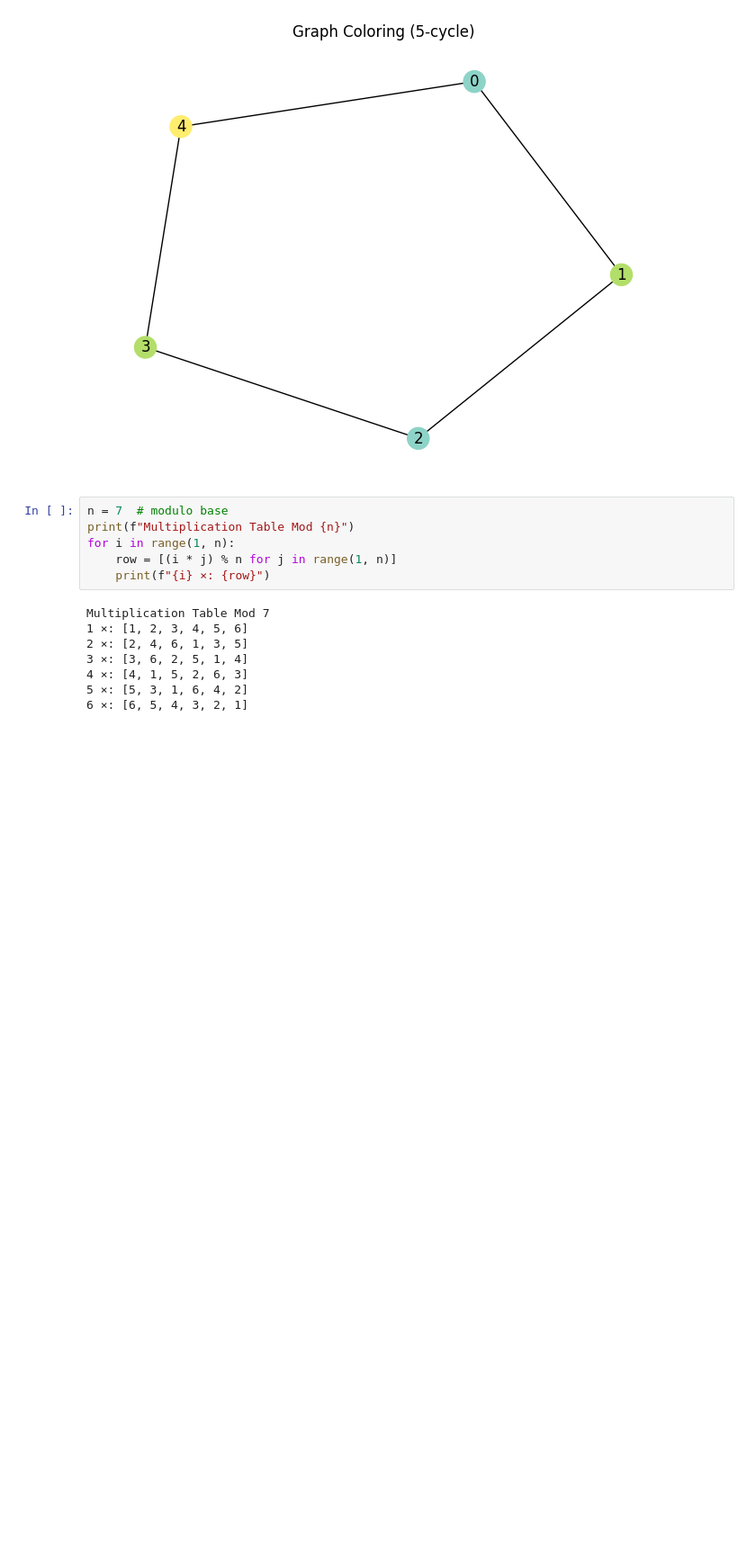
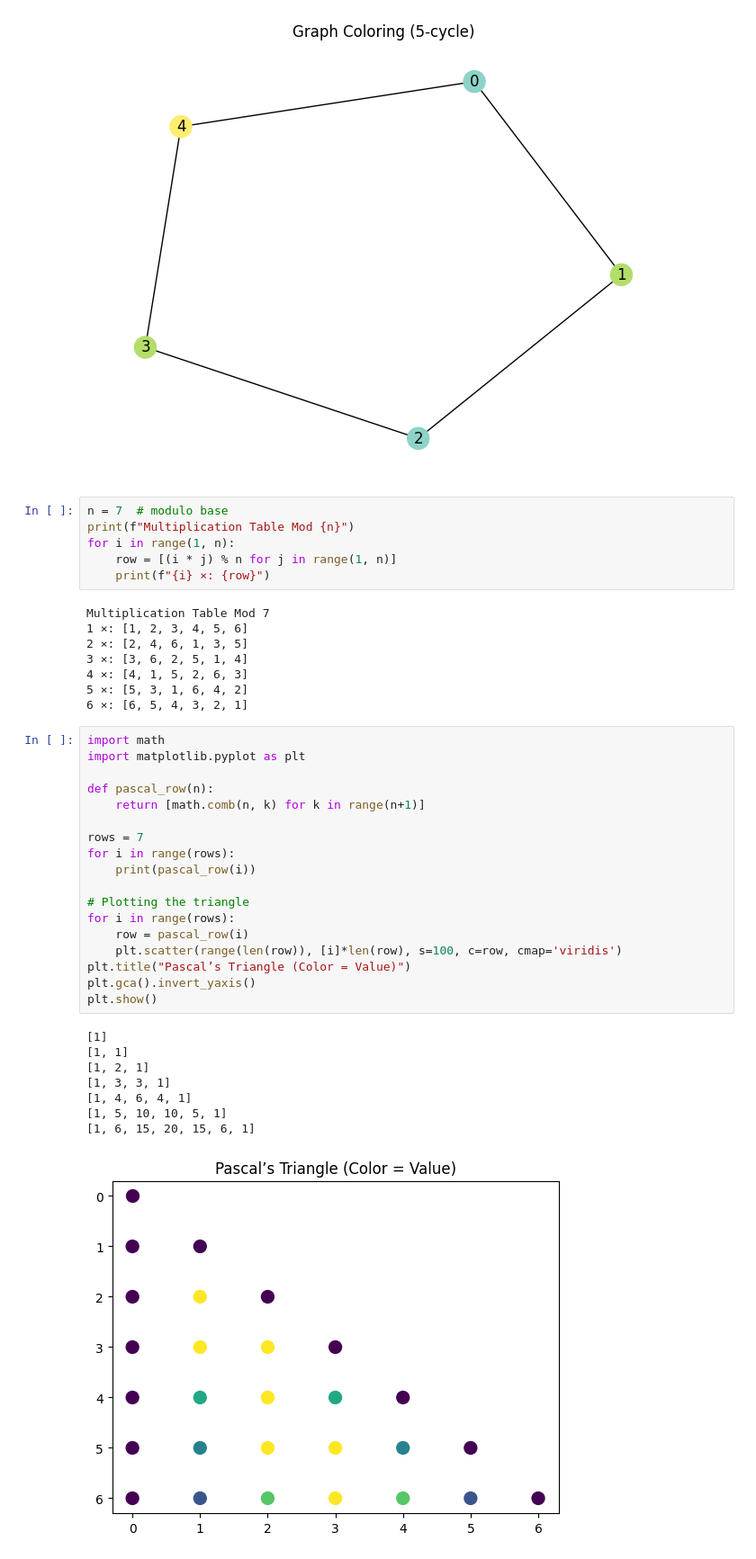
Before and after one commit to rmd360/machinelearningproject, a Jupyter notebook: Maths.ipynb, the cells around one changed output. Shown at 90% size. Drawn from its saved outputs; the diff is of its cells as text; blank space fills up the shorter version.

```diff
--- a/Maths.ipynb
+++ b/Maths.ipynb
@@ -1182,3 +1182,30 @@ Multiplication Table Mod 7
 4 ×: [4, 1, 5, 2, 6, 3]
 5 ×: [5, 3, 1, 6, 4, 2]
 6 ×: [6, 5, 4, 3, 2, 1]
+# %%
+import math
+import matplotlib.pyplot as plt
+
+def pascal_row(n):
+    return [math.comb(n, k) for k in range(n+1)]
+
+rows = 7
+for i in range(rows):
+    print(pascal_row(i))
+
+# Plotting the triangle
+for i in range(rows):
+    row = pascal_row(i)
+    plt.scatter(range(len(row)), [i]*len(row), s=100, c=row, cmap='viridis')
+plt.title("Pascal’s Triangle (Color = Value)")
+plt.gca().invert_yaxis()
+plt.show()
+# %% [output]
+[1]
+[1, 1]
+[1, 2, 1]
+[1, 3, 3, 1]
+[1, 4, 6, 4, 1]
+[1, 5, 10, 10, 5, 1]
+[1, 6, 15, 20, 15, 6, 1]
+[figure, added]
```
Also changed, not shown: parts of 7 cells of this notebook.
